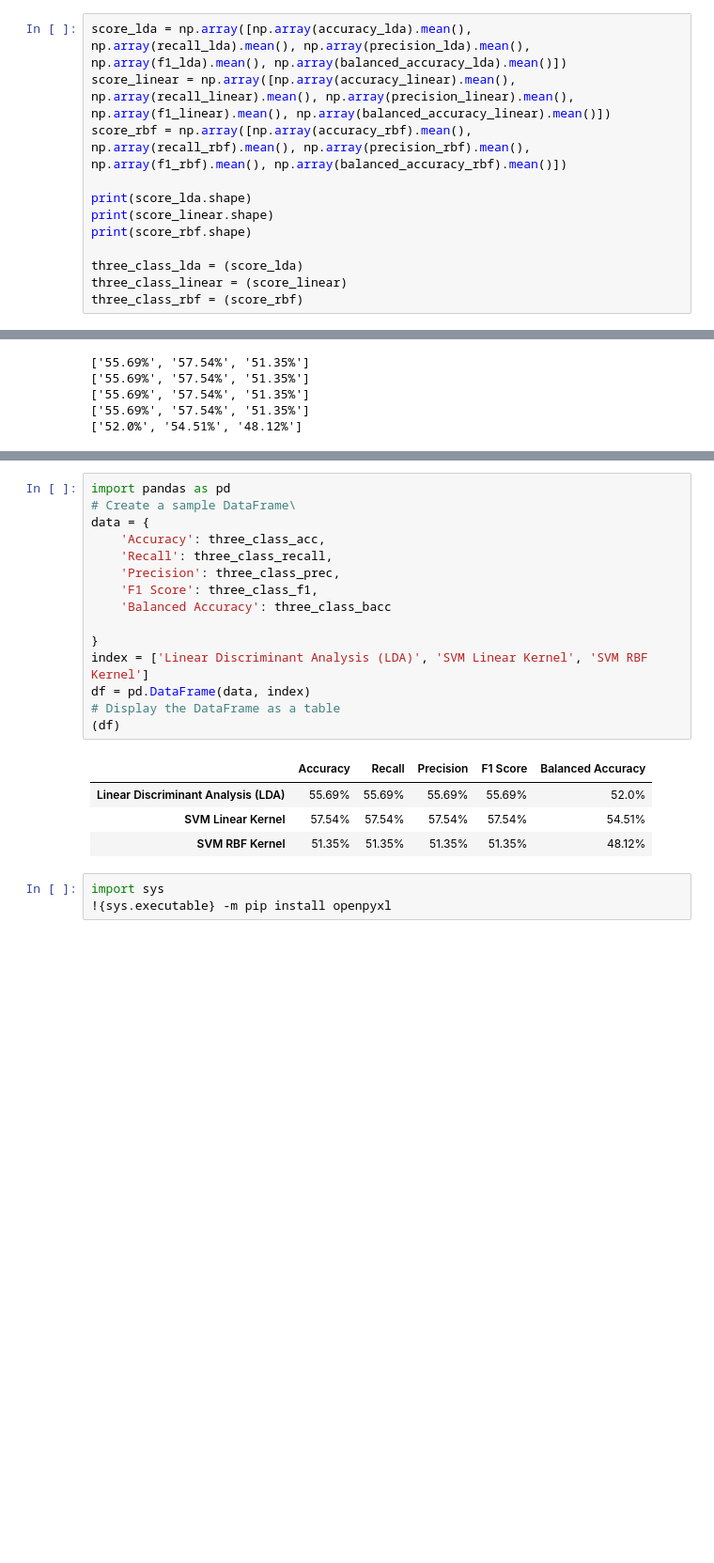
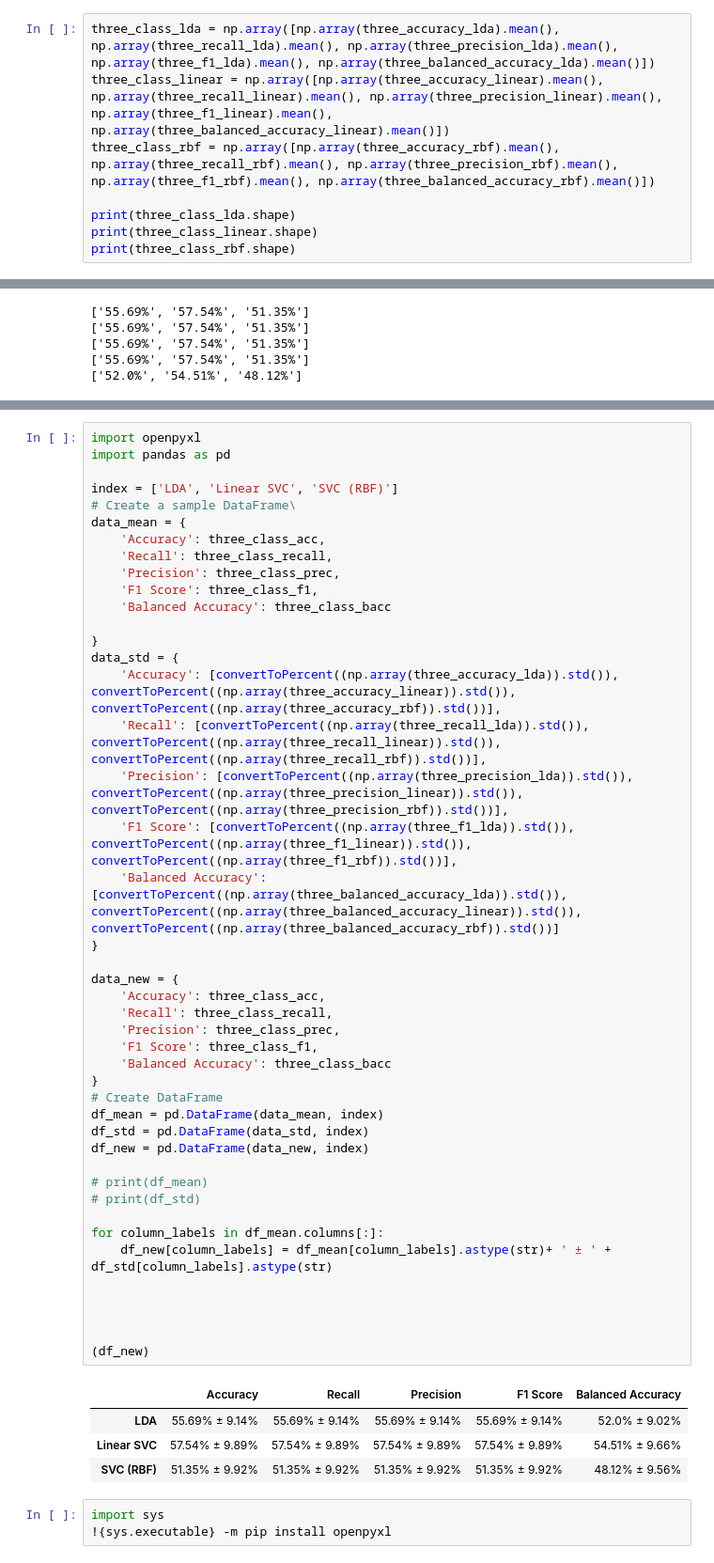
Before and after one commit to walihas/walihas, a Jupyter notebook: Classifying_Alzheimer's_Disease_and_Dementia_Patients_Using_Non-invasive_EEG_Biomarkers.ipynb, the cells around one changed output, grey strips where cells are left out. Shown at 94% size. Cells and saved outputs as stored; diff of their text form; blank space fills up the shorter version.

```diff
--- a/Classifying_Alzheimer's_Disease_and_Dementia_Patients_Using_Non-invasive_EEG_Biomarkers.ipynb
+++ b/Classifying_Alzheimer's_Disease_and_Dementia_Patients_Using_Non-invasive_EEG_Biomarkers.ipynb
@@ -673,15 +627,11 @@ for i in range(NUM_TRIALS):
 # %%
-score_lda = np.array([np.array(accuracy_lda).mean(), np.array(recall_lda).mean(), np.array(precision_lda).mean(), np.array(f1_lda).mean(), np.array(balanced_accuracy_lda).mean()])
-score_linear = np.array([np.array(accuracy_linear).mean(), np.array(recall_linear).mean(), np.array(precision_linear).mean(), np.array(f1_linear).mean(), np.array(balanced_accuracy_linear).mean()])
-score_rbf = np.array([np.array(accuracy_rbf).mean(), np.array(recall_rbf).mean(), np.array(precision_rbf).mean(), np.array(f1_rbf).mean(), np.array(balanced_accuracy_rbf).mean()])
+three_class_lda = np.array([np.array(three_accuracy_lda).mean(), np.array(three_recall_lda).mean(), np.array(three_precision_lda).mean(), np.array(three_f1_lda).mean(), np.array(three_balanced_accuracy_lda).mean()])
+three_class_linear = np.array([np.array(three_accuracy_linear).mean(), np.array(three_recall_linear).mean(), np.array(three_precision_linear).mean(), np.array(three_f1_linear).mean(), np.array(three_balanced_accuracy_linear).mean()])
+three_class_rbf = np.array([np.array(three_accuracy_rbf).mean(), np.array(three_recall_rbf).mean(), np.array(three_precision_rbf).mean(), np.array(three_f1_rbf).mean(), np.array(three_balanced_accuracy_rbf).mean()])
 
-print(score_lda.shape)
-print(score_linear.shape)
-print(score_rbf.shape)
-
-three_class_lda = (score_lda)
-three_class_linear = (score_linear)
-three_class_rbf = (score_rbf)
+print(three_class_lda.shape)
+print(three_class_linear.shape)
+print(three_class_rbf.shape)
 # %% [output]
 (5,)
 (5,)
@@ -771,23 +748,52 @@ print(three_class_bacc)
 # %%
+import openpyxl
 import pandas as pd
+
+index = ['LDA', 'Linear SVC', 'SVC (RBF)']
 # Create a sample DataFrame\
-data = {
+data_mean = {
     'Accuracy': three_class_acc,
     'Recall': three_class_recall,
     'Precision': three_class_prec,
     'F1 Score': three_class_f1,
     'Balanced Accuracy': three_class_bacc
 
 }
-index = ['Linear Discriminant Analysis (LDA)', 'SVM Linear Kernel', 'SVM RBF Kernel']
-df = pd.DataFrame(data, index)
-# Display the DataFrame as a table
-(df)
+data_std = {
+    'Accuracy': [convertToPercent((np.array(three_accuracy_lda)).std()), convertToPercent((np.array(three_accuracy_linear)).std()), convertToPercent((np.array(three_accuracy_rbf)).std())],
+    'Recall': [convertToPercent((np.array(three_recall_lda)).std()), convertToPercent((np.array(three_recall_linear)).std()), convertToPercent((np.array(three_recall_rbf)).std())],
+    'Precision': [convertToPercent((np.array(three_precision_lda)).std()), convertToPercent((np.array(three_precision_linear)).std()), convertToPercent((np.array(three_precision_rbf)).std())],
+    'F1 Score': [convertToPercent((np.array(three_f1_lda)).std()), convertToPercent((np.array(three_f1_linear)).std()), convertToPercent((np.array(three_f1_rbf)).std())],
+    'Balanced Accuracy':[convertToPercent((np.array(three_balanced_accuracy_lda)).std()), convertToPercent((np.array(three_balanced_accuracy_linear)).std()), convertToPercent((np.array(three_balanced_accuracy_rbf)).std())]
+}
+
+data_new = {
+    'Accuracy': three_class_acc,
+    'Recall': three_class_recall,
+    'Precision': three_class_prec,
+    'F1 Score': three_class_f1,
+    'Balanced Accuracy': three_class_bacc
+}
+# Create DataFrame
+df_mean = pd.DataFrame(data_mean, index)
+df_std = pd.DataFrame(data_std, index)
+df_new = pd.DataFrame(data_new, index)
+
+# print(df_mean)
+# print(df_std)
+
+for column_labels in df_mean.columns[:]:
+    df_new[column_labels] = df_mean[column_labels].astype(str)+ ' ± ' + df_std[column_labels].astype(str)
+
+
+
+
+(df_new)
 # %% [output]
 |  | Accuracy | Recall | Precision | F1 Score | Balanced Accuracy |
-| Linear Discriminant Analysis (LDA) | 55.69% | 55.69% | 55.69% | 55.69% | 52.0% |
-| SVM Linear Kernel | 57.54% | 57.54% | 57.54% | 57.54% | 54.51% |
-| SVM RBF Kernel | 51.35% | 51.35% | 51.35% | 51.35% | 48.12% |
+| LDA | 55.69% ± 9.14% | 55.69% ± 9.14% | 55.69% ± 9.14% | 55.69% ± 9.14% | 52.0% ± 9.02% |
+| Linear SVC | 57.54% ± 9.89% | 57.54% ± 9.89% | 57.54% ± 9.89% | 57.54% ± 9.89% | 54.51% ± 9.66% |
+| SVC (RBF) | 51.35% ± 9.92% | 51.35% ± 9.92% | 51.35% ± 9.92% | 51.35% ± 9.92% | 48.12% ± 9.56% |
 # %%
 import sys
 !{sys.executable} -m pip install openpyxl
```
Also changed, not shown: parts of 33 cells of this notebook.
